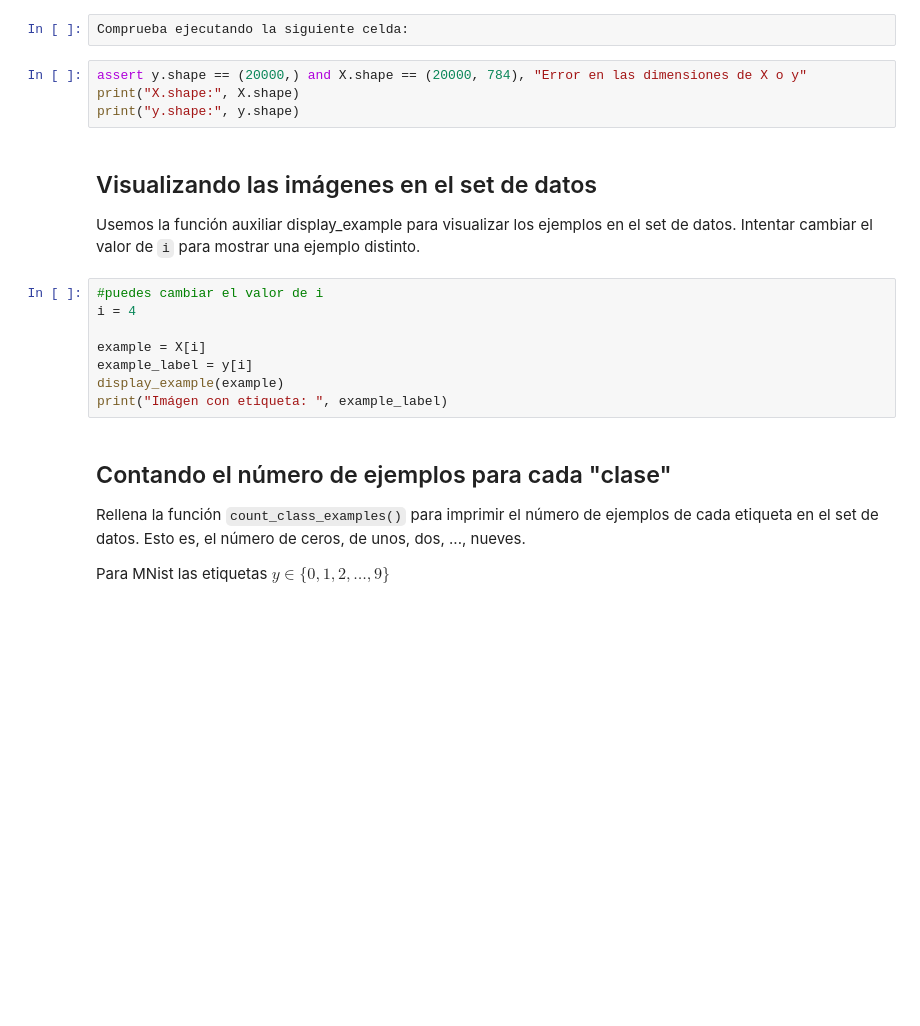
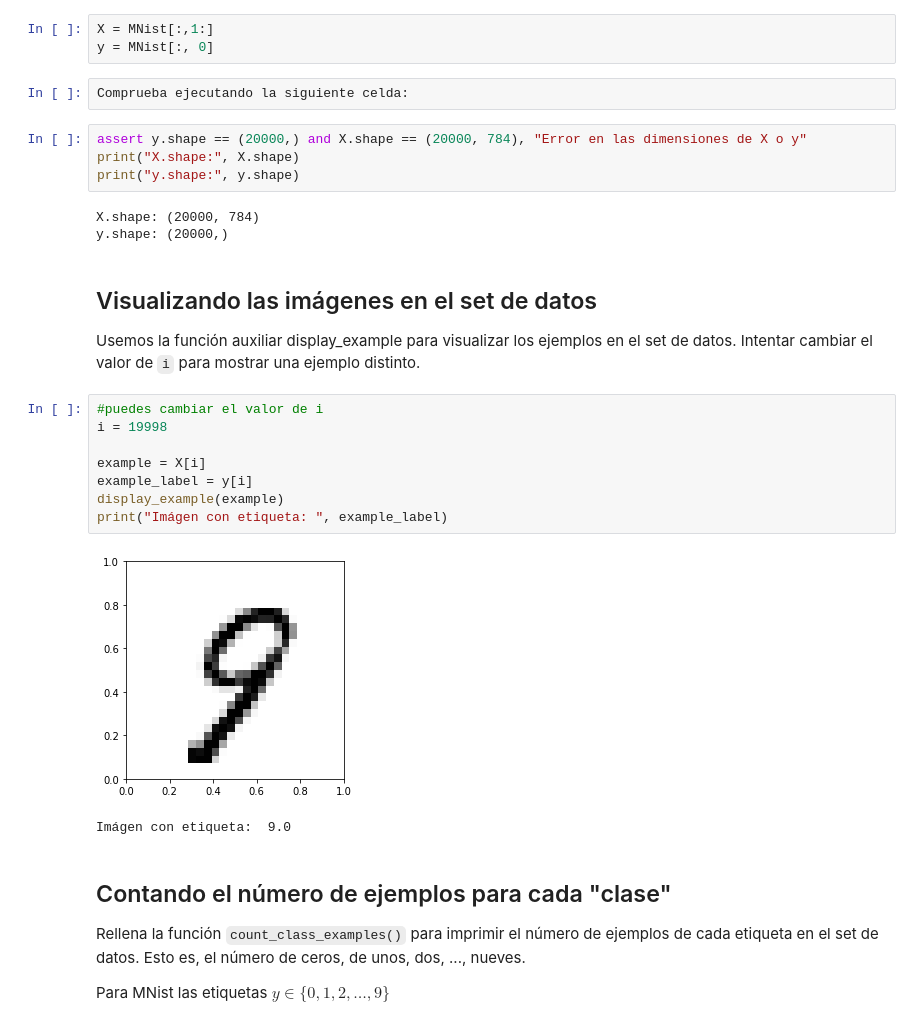
Before and after one commit to jorgeprs/Numpy_p1, a Jupyter notebook: Tema_1_Introduccion/practices/Practica_Num_Py.ipynb, the cells around one changed output. Drawn from its saved outputs; the diff is of its cells as text; blank space fills up the shorter version.

````diff
--- a/Tema_1_Introduccion/practices/Practica_Num_Py.ipynb
+++ b/Tema_1_Introduccion/practices/Practica_Num_Py.ipynb
@@ -73,21 +75,30 @@ y = # <completa>
+# %%
+X = MNist[:,1:]
+y = MNist[:, 0]
 # %%
 Comprueba ejecutando la siguiente celda:
 # %%
 assert y.shape == (20000,) and X.shape == (20000, 784), "Error en las dimensiones de X o y"
 print("X.shape:", X.shape)
 print("y.shape:", y.shape)
+# %% [output]
+X.shape: (20000, 784)
+y.shape: (20000,)
 # %% [markdown]
 ## Visualizando las imágenes en el set de datos
 
 Usemos la función auxiliar display_example para visualizar los ejemplos en el set de datos. Intentar cambiar el valor de ```i``` para mostrar una ejemplo distinto.
 # %%
 #puedes cambiar el valor de i
-i = 4
+i = 19998
 
 example = X[i]
 example_label = y[i]
 display_example(example)
 print("Imágen con etiqueta: ", example_label)
+# %% [output]
+[figure, added]
+Imágen con etiqueta:  9.0
 # %% [markdown]
 ## Contando el número de ejemplos para cada "clase"
 
````
Also changed, not shown: parts of 17 cells of this notebook.
